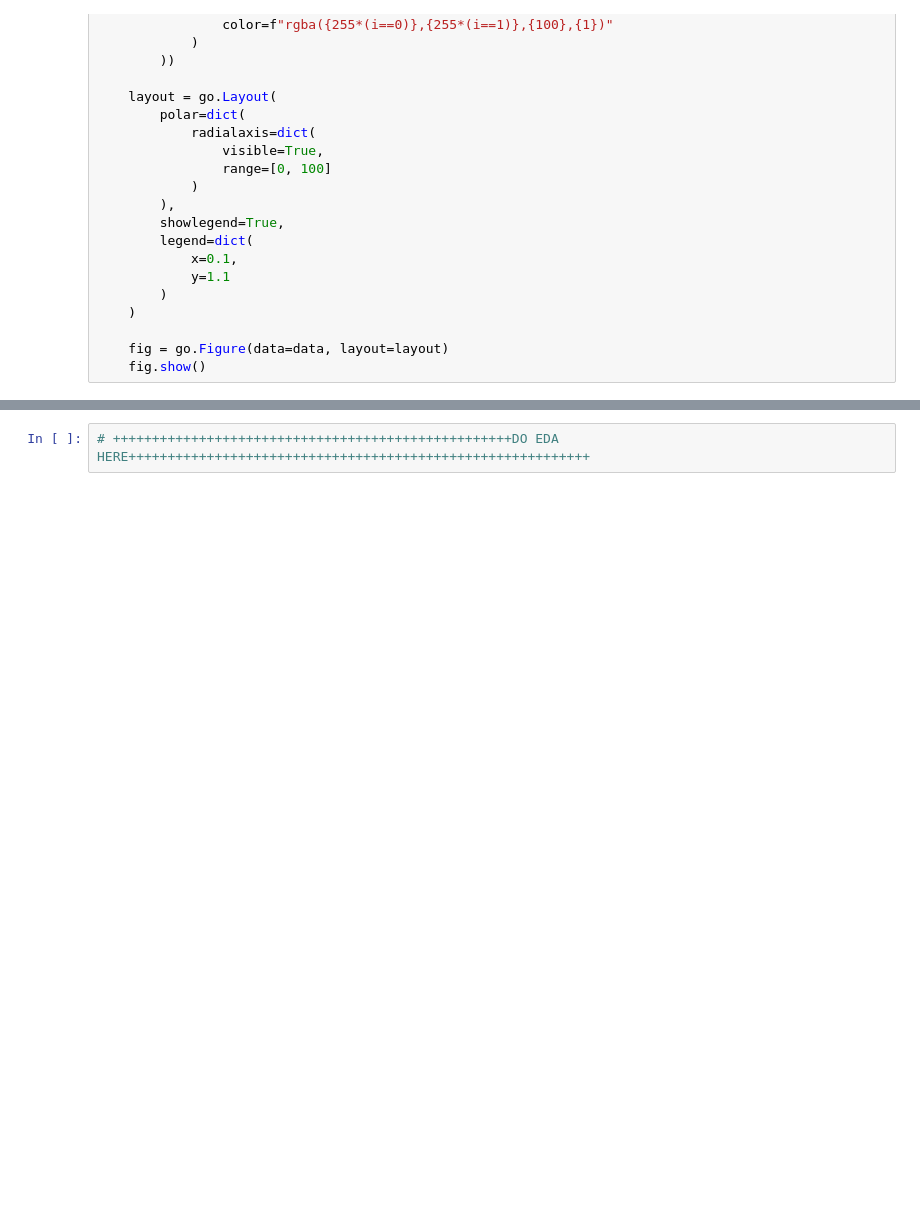
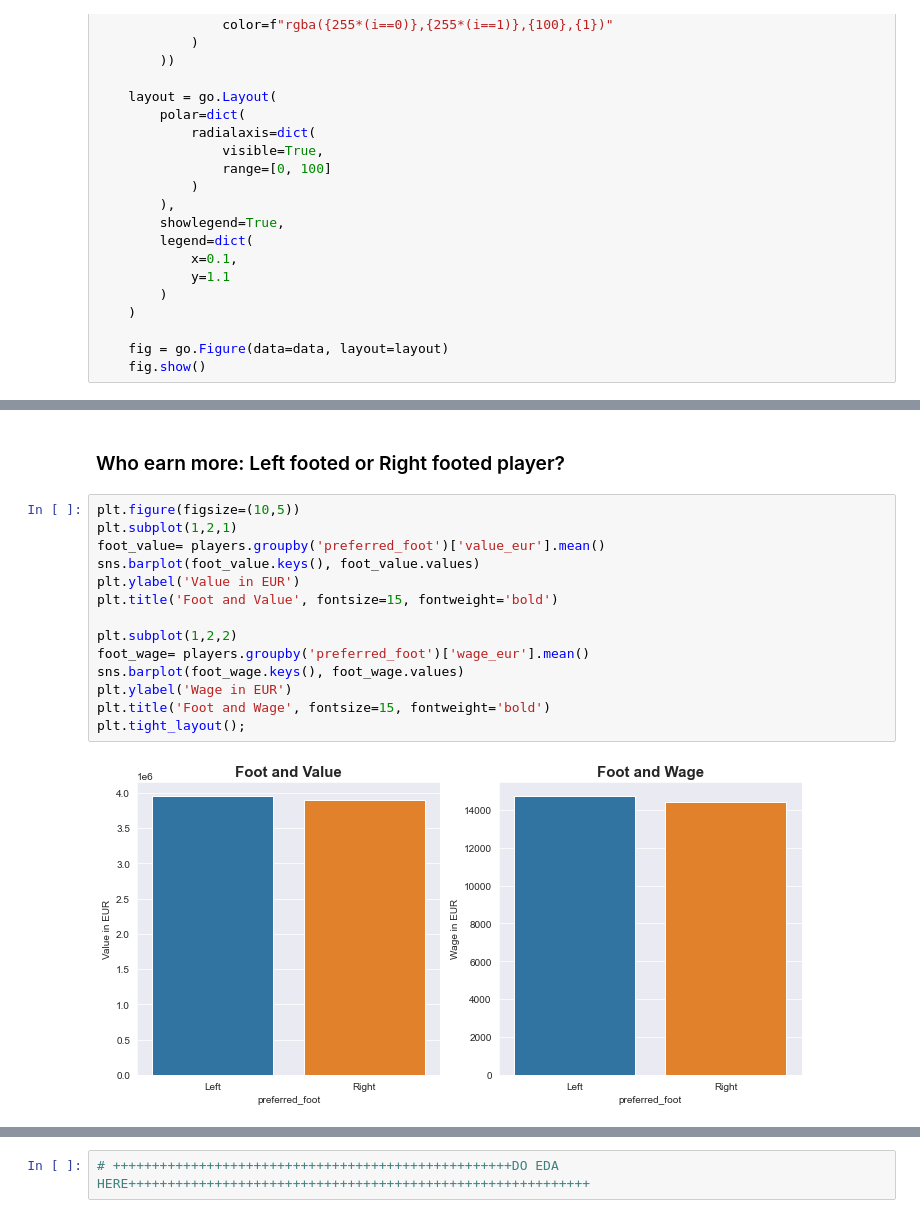
Before and after one commit to mdushetwar/Fifa-Players--EDA-Clustering, a Jupyter notebook: PRCP-1004-Fifa20.ipynb, the cells around one changed output, grey strips where cells are left out. Cells and saved outputs as stored; diff of their text form; blank space fills up the shorter version.

```diff
--- a/PRCP-1004-Fifa20.ipynb
+++ b/PRCP-1004-Fifa20.ipynb
@@ -658,0 +670,18 @@ compare_players('L. Messi', 'Cristiano Ronaldo')
+# %% [markdown]
+### Who earn more: Left footed or Right footed player?
+# %%
+plt.figure(figsize=(10,5))
+plt.subplot(1,2,1)
+foot_value= players.groupby('preferred_foot')['value_eur'].mean()
+sns.barplot(foot_value.keys(), foot_value.values)
+plt.ylabel('Value in EUR')
+plt.title('Foot and Value', fontsize=15, fontweight='bold')
+
+plt.subplot(1,2,2)
+foot_wage= players.groupby('preferred_foot')['wage_eur'].mean()
+sns.barplot(foot_wage.keys(), foot_wage.values)
+plt.ylabel('Wage in EUR')
+plt.title('Foot and Wage', fontsize=15, fontweight='bold')
+plt.tight_layout();
+# %% [output]
+[figure, added]
```
Also changed, not shown: parts of 7 cells of this notebook, 1 other file.
